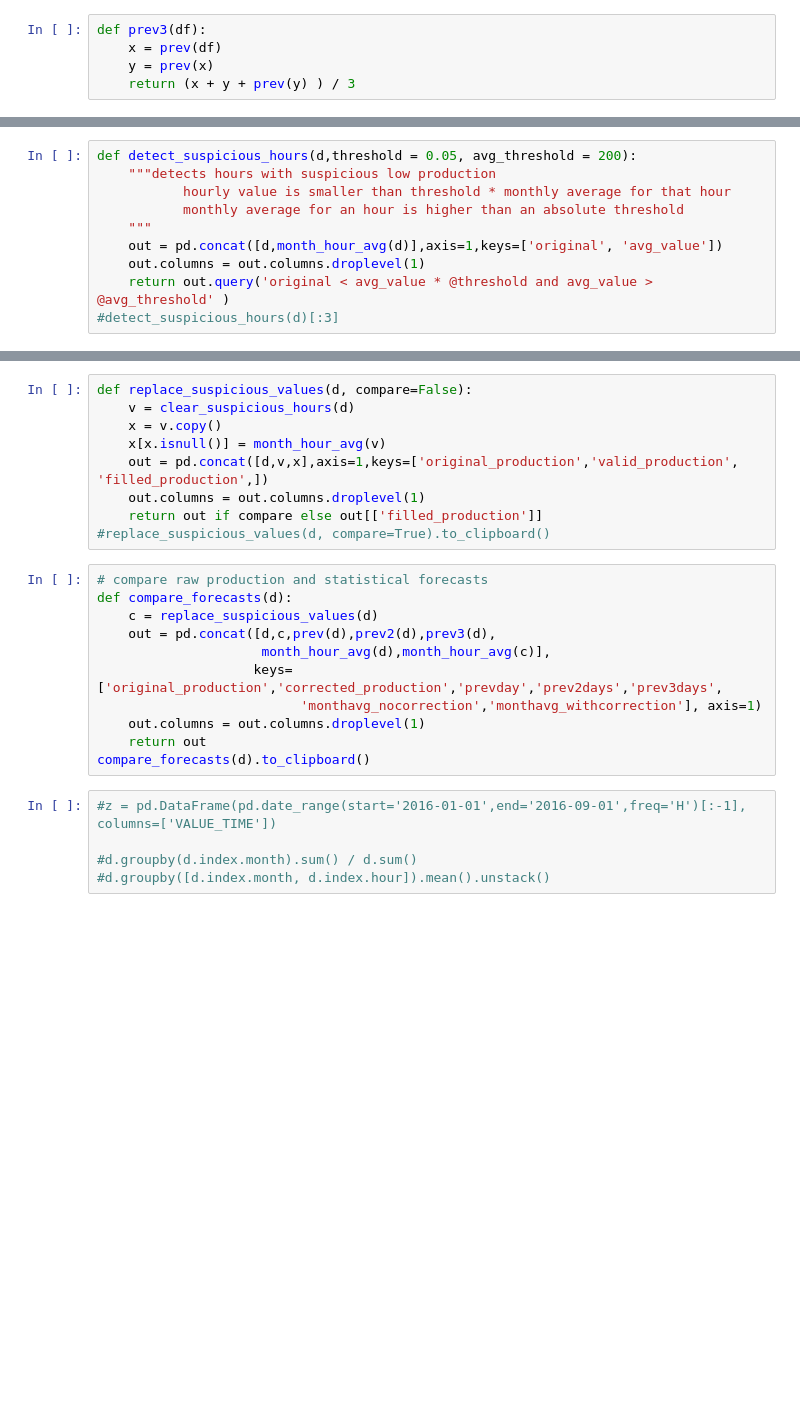
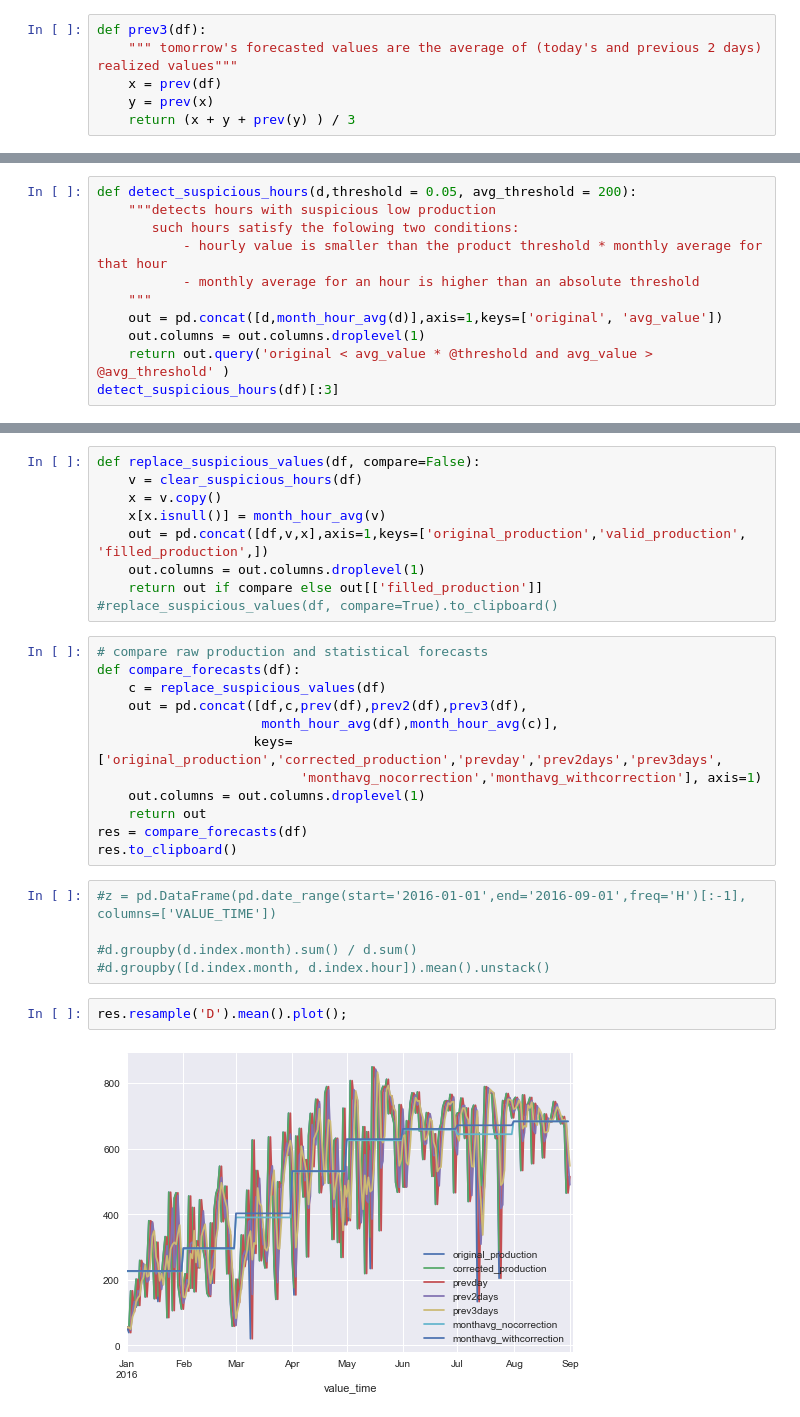
Before and after one commit to dragosbo/rapid, a Jupyter notebook: solar.ipynb, the cells around one changed output, grey strips where cells are left out. Drawn from its saved outputs; the diff is of its cells as text; blank space fills up the shorter version.

Commit message:
Modify notebook file and add graphs

```diff
--- a/solar.ipynb
+++ b/solar.ipynb
@@ -17,6 +53,7 @@ def prev2(df):
     return (x + prev(x) ) / 2
 # %%
 def prev3(df):
+    """ tomorrow's forecasted values are the average of (today's and previous 2 days) realized values"""
     x = prev(df)
     y = prev(x)
     return (x + y + prev(y) ) / 3
@@ -33,10 +70,11 @@ def month_hour_avg(df):
 # %%
 def detect_suspicious_hours(d,threshold = 0.05, avg_threshold = 200):
     """detects hours with suspicious low production
-           hourly value is smaller than threshold * monthly average for that hour
-           monthly average for an hour is higher than an absolute threshold
+       such hours satisfy the folowing two conditions:
+           - hourly value is smaller than the product threshold * monthly average for that hour
+           - monthly average for an hour is higher than an absolute threshold
     """
     out = pd.concat([d,month_hour_avg(d)],axis=1,keys=['original', 'avg_value'])
     out.columns = out.columns.droplevel(1)
     return out.query('original < avg_value * @threshold and avg_value > @avg_threshold' )
-#detect_suspicious_hours(d)[:3]
+detect_suspicious_hours(df)[:3]
@@ -49,25 +93,30 @@ def clear_suspicious_hours(df):
 # %%
-def replace_suspicious_values(d, compare=False):
-    v = clear_suspicious_hours(d)
+def replace_suspicious_values(df, compare=False):
+    v = clear_suspicious_hours(df)
     x = v.copy()
     x[x.isnull()] = month_hour_avg(v)
-    out = pd.concat([d,v,x],axis=1,keys=['original_production','valid_production', 'filled_production',])
+    out = pd.concat([df,v,x],axis=1,keys=['original_production','valid_production', 'filled_production',])
     out.columns = out.columns.droplevel(1)
     return out if compare else out[['filled_production']]
-#replace_suspicious_values(d, compare=True).to_clipboard()
+#replace_suspicious_values(df, compare=True).to_clipboard()
 # %%
 # compare raw production and statistical forecasts
-def compare_forecasts(d):
-    c = replace_suspicious_values(d)
-    out = pd.concat([d,c,prev(d),prev2(d),prev3(d),
-                     month_hour_avg(d),month_hour_avg(c)],
+def compare_forecasts(df):
+    c = replace_suspicious_values(df)
+    out = pd.concat([df,c,prev(df),prev2(df),prev3(df),
+                     month_hour_avg(df),month_hour_avg(c)],
                     keys=['original_production','corrected_production','prevday','prev2days','prev3days',
                           'monthavg_nocorrection','monthavg_withcorrection'], axis=1)
     out.columns = out.columns.droplevel(1)
     return out
-compare_forecasts(d).to_clipboard()
+res = compare_forecasts(df)
+res.to_clipboard()
 # %%
 #z = pd.DataFrame(pd.date_range(start='2016-01-01',end='2016-09-01',freq='H')[:-1], columns=['VALUE_TIME'])
 
 #d.groupby(d.index.month).sum() / d.sum()
 #d.groupby([d.index.month, d.index.hour]).mean().unstack()
+# %%
+res.resample('D').mean().plot();
+# %% [output]
+[figure, added]
```
Also changed, not shown: parts of 11 cells of this notebook.
